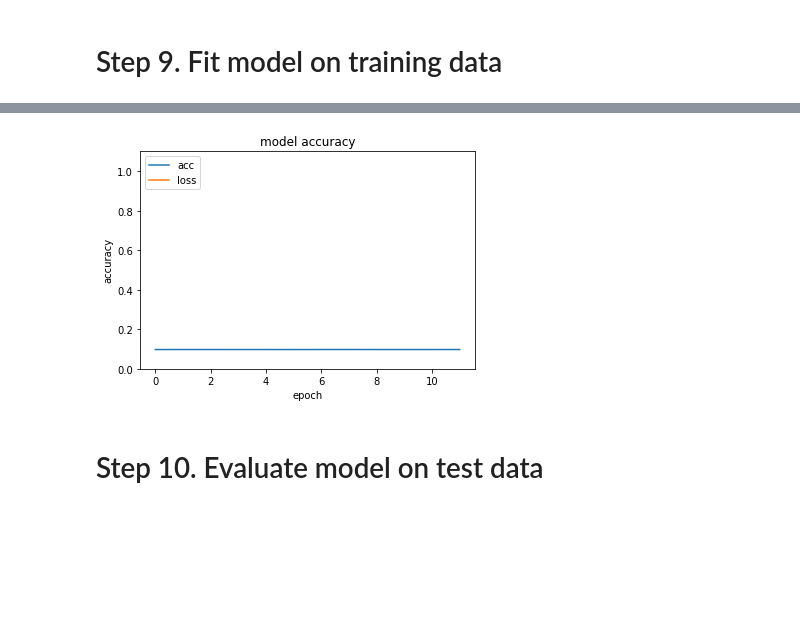
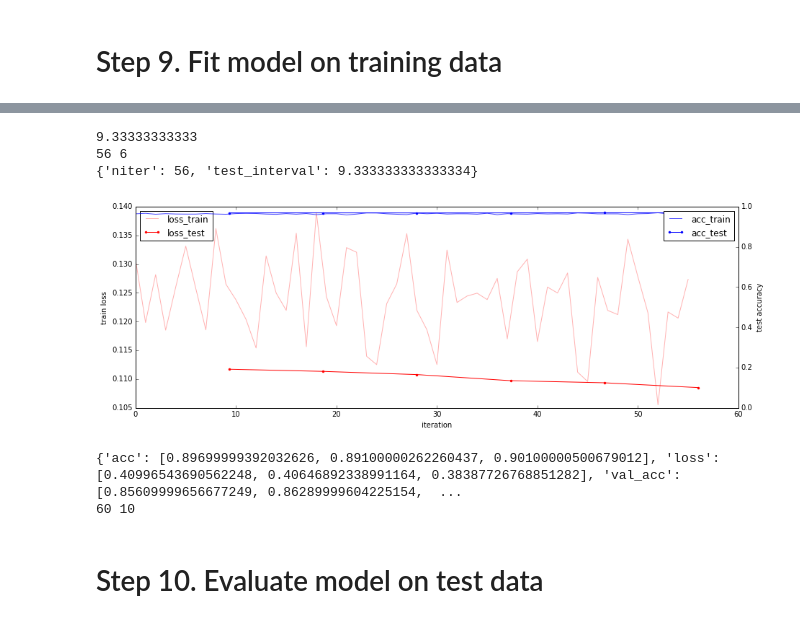
Before and after one commit to pyotr777/keras_tut, a Jupyter notebook: tutorials/Keras MNIST tutorial.ipynb, the cells around one changed output, grey strips where cells are left out. Cells and saved outputs as stored; diff of their text form; code cells hidden in the pictures; blank space fills up the shorter version.

Commit message:
Updated MNIST model. acc and loss plot. Weight visualisation in Keras MNIST tutorial.

```diff
--- a/tutorials/Keras MNIST tutorial.ipynb
+++ b/tutorials/Keras MNIST tutorial.ipynb
@@ -82,8 +102,8 @@ print X_test.shape
 # Convert to float32 and normalise to range [0,1]
 X_train = X_train.astype('float32')
 X_test = X_test.astype('float32')
-X_train /= 255
-X_test /= 255
+#X_train /= 255
+#X_test /= 255
 # %% [markdown]
 ## Convert labels to 10 distinct class labels (one-hot)
 # %%
@@ -134,5 +163,6 @@ Non-trainable params: 0
 _________________________________________________________________
 # %%
 adm = optimizers.Adam(lr=0.01, decay=0.0005)
+sgd = optimizers.SGD(lr=0.01, momentum=0.09, decay=0.0005, nesterov=False)
 model.compile(loss='categorical_crossentropy',
-              optimizer=adm, metrics=['accuracy'])
+              optimizer=sgd, metrics=['accuracy'])
@@ -139,9 +208,10 @@ model.compile(loss='categorical_crossentropy',
 # %% [markdown]
 # Step 9. Fit model on training data
 # %%
-samples = X_train.shape[0]
+samples = 60000 # batches to see in one epoch
+batch_train_history = NBatchLogger(display=100)
 print "using "+str(samples)+" samples"
-history = model.fit(X_train[:samples], Y_train[:samples],
-          batch_size=32, epochs=12, verbose=1)
+history = model.fit(X_train[:samples], Y_train[:samples], validation_data=(X_test,Y_test), \
+                      batch_size=64, epochs=6, verbose=0, callbacks=[batch_train_history])
 # %% [output]
 using 60000 samples
@@ -164,16 +234,54 @@ Epoch 12/12
+# %%
+def plot_loss_accuracy(train_loss, test_loss, train_acc, test_acc, train_pars) :
+    niter = train_pars['niter']
+    test_interval = train_pars['test_interval']
+    fig = plt.figure(figsize=(15, 5))
+    ax1 = fig.add_subplot(111)
+    ax2 = ax1.twinx()
+    ax1.plot(arange(niter), train_loss, 'r-',label= "loss_train",alpha=0.3)
+    ax1.plot(test_interval+test_interval * arange(len(test_acc)), test_loss, 'r.-',label= "loss_test")
+    ax2.plot(arange(niter), train_acc, 'b-',label= "acc_train",alpha=0.7)
+    ax2.plot(test_interval+test_interval * arange(len(test_acc)), test_acc, 'b.-',label= "acc_test")
+    #ax1.set_ylim([0,9])
+    ax1.set_xlabel('iteration')
+    ax1.set_ylabel('train loss')
+    ax2.set_ylabel('test accuracy')
+
+    ax2.set_ylim([0,1])
+    ax1.legend(loc='upper left')
+    ax2.legend(loc='upper right')
+# %%
+from __future__ import division
+test_interv = batch_train_history.log_points / len(history.history['val_acc'])
+print test_interv
+train_pars={'niter':batch_train_history.log_points, 'test_interval': test_interv}
+print batch_train_history.log_points, len(history.history['val_acc'])
+print train_pars
+plot_loss_accuracy(batch_train_history.loss_train, history.history['val_loss'], \
+                   batch_train_history.acc_train,  history.history['val_acc'],  train_pars)
+# %% [output]
+9.33333333333
+56 6
+{'niter': 56, 'test_interval': 9.333333333333334}
+[figure, added]
+# %%
+print history.history
+print  batch_train_history.log_points, \
+    batch_train_history.display
+# %% [output]
+{'acc': [0.89699999392032626, 0.89100000262260437, 0.90100000500679012], 'loss': [0.40996543690562248, 0.40646892338991164, 0.38387726768851282], 'val_acc': [0.85609999656677249, 0.86289999604225154,  ...
+60 10
 # %%
 # summarize history for accuracy
 plt.plot(history.history['acc'])
 plt.plot(history.history['loss'])
 axes = plt.gca()
-axes.set_ylim([0,1.1])
+#axes.set_ylim([0,1.1])
 plt.title('model accuracy')
 plt.ylabel('accuracy')
 plt.xlabel('epoch')
 plt.legend(['acc', 'loss'], loc='upper left')
 plt.show()
-# %% [output]
-[figure, removed]
 # %% [markdown]
 # Step 10. Evaluate model on test data
 # %%
```
Also changed, not shown: parts of 16 cells of this notebook, 2 other files.
